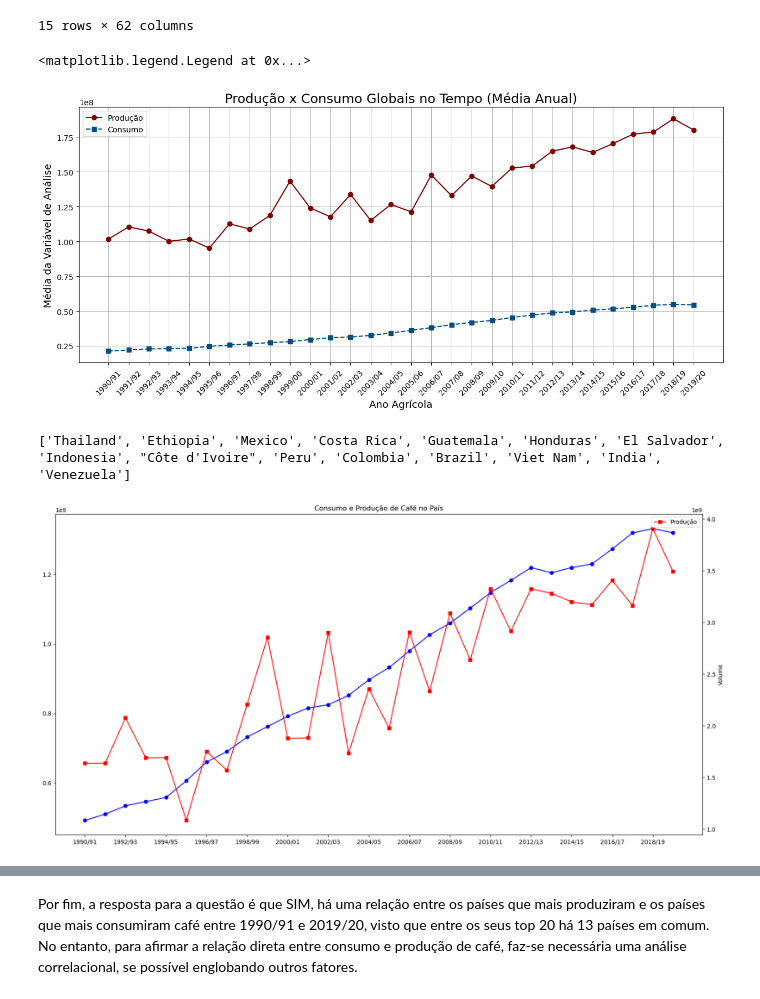
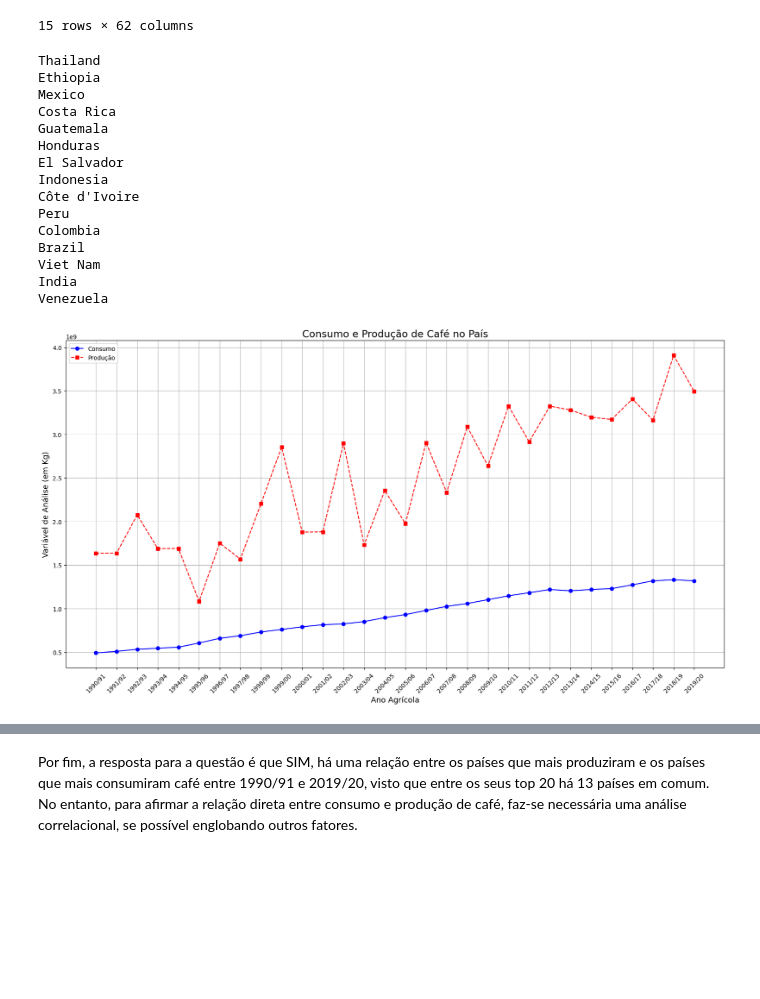
Before and after one commit to ladata-ufs/Cafezinho-G3, a Jupyter notebook: project.ipynb, the cells around one changed output, grey strips where cells are left out. Saved outputs shown, nothing was run; the diff lists cells and outputs as text; code cells hidden in the pictures; blank space fills up the shorter version.

```diff
--- a/project.ipynb
+++ b/project.ipynb
@@ -304,65 +331,55 @@ See the caveats in the documentation: https://pandas.pydata.org/pandas-docs/stab
 | 13 | Venezuela | 46943400 | 48928800 | 50998200 | 53155800 | 55404000 | ... |
 | 14 | Viet Nam | 9000000 | 13800000 | 15000000 | 16020000 | 16020000 | ... |
 15 rows × 62 columns
-# %%
-## Gráfico de Evolução Global da Produção x Consumo
-
-# Coleta dos dados
-dados_producao = producao.loc[:, '1990/91':'2019/20']
-dados_consumo = consumo_domestico.drop(columns='Coffee type').loc[:, '1990/91':'2019/20']
-anos_labels = list(dados_producao.columns)
-
-#Criação da Figura
-fig, ax = plt.subplots(figsize=(15,6))
-
-
-# Plot produção
-plt.plot(anos_labels, dados_producao.mean(axis=0), label='Produção', marker='o', linestyle='-', color='#800000')
-# Plot consumo
-plt.plot(anos_labels, dados_consumo.mean(axis=0), label='Consumo', marker='s', linestyle='--', color="#004E80")
-
-# Customização
-plt.title('Produção x Consumo Globais no Tempo (Média Anual)', fontsize=17)
-plt.xlabel('Ano Agrícola', fontsize=13)
-plt.ylabel('Média da Variável de Análise', fontsize=13)
-plt.xticks(rotation=45)
-plt.grid(True, which='both', axis='both', linestyle='-', linewidth=0.7)
-plt.legend()
-# %% [output]
-<matplotlib.legend.Legend at 0x...>
-[figure, removed]
 # %%
 ## Gráfico individual de evolução no país
 # Qual país será analisado?
-print(paises_em_comum)
+for pais in paises_em_comum:
+    print(pais)
 pais = "Brazil"
 
 # Selecionando os dados para o país em cada DataFrame
 consumo_pais = comum_consumidores[comum_consumidores['Country'] == pais].iloc[:, 1:-1]
 producao_pais = comum_produtores[comum_produtores['Country'] == pais].iloc[:, 2:-1]
 
 # Anos para o eixo x
 anos = consumo_pais.columns
 
+#Criação da Figura
+fig, ax = plt.subplots(figsize=(20, 10))
+
 # Plotando os dados de consumo
-plt.figure(figsize=(20, 10))
 plt.plot(anos, consumo_pais.values[0], marker='o', linestyle='-', color='blue', label='Consumo')
 
-# Adicionando o segundo eixo y para os dados de produção
-plt.twinx()
-plt.plot(anos, producao_pais.values[0], marker='s', linestyle='-', color='red', label='Produção')
+# Plotando os dados de produção
+plt.plot(anos, producao_pais.values[0], marker='s', linestyle='--', color='red', label='Produção')
 
 # Configurações adicionais
-plt.title('Consumo e Produção de Café no País')
-plt.xlabel('Ano')
-plt.ylabel('Volume')
-plt.legend()
-plt.xticks(anos[::2])  # Exibe apenas a cada 2 anos
+plt.title('Consumo e Produção de Café no País', fontsize=17)
+plt.xlabel('Ano Agrícola', fontsize=13)
+plt.xticks(rotation=45)
+plt.ylabel('Variável de Análise (em Kg)', fontsize=13)
+plt.grid(True, which='both', axis='both', linestyle='-', linewidth=.7)
+plt.legend(fontsize=10)
 
 plt.show()
 # %% [output]
-['Thailand', 'Ethiopia', 'Mexico', 'Costa Rica', 'Guatemala', 'Honduras', 'El Salvador', 'Indonesia', "Côte d'Ivoire", 'Peru', 'Colombia', 'Brazil', 'Viet Nam', 'India', 'Venezuela']
+Thailand
+Ethiopia
+Mexico
+Costa Rica
+Guatemala
+Honduras
+El Salvador
+Indonesia
+Côte d'Ivoire
+Peru
+Colombia
+Brazil
+Viet Nam
+India
+Venezuela
-[figure, old version]
+[figure, new version]
 # %%
 # Fundindo os DataFrames com base no país em comum
 mescla_em_comum2 = pd.merge(comum_consumidores, comum_produtores, on='Country', how='inner', suffixes=('_consumo', '_producao'))
```
Also changed, not shown: parts of 2 cells of this notebook.
